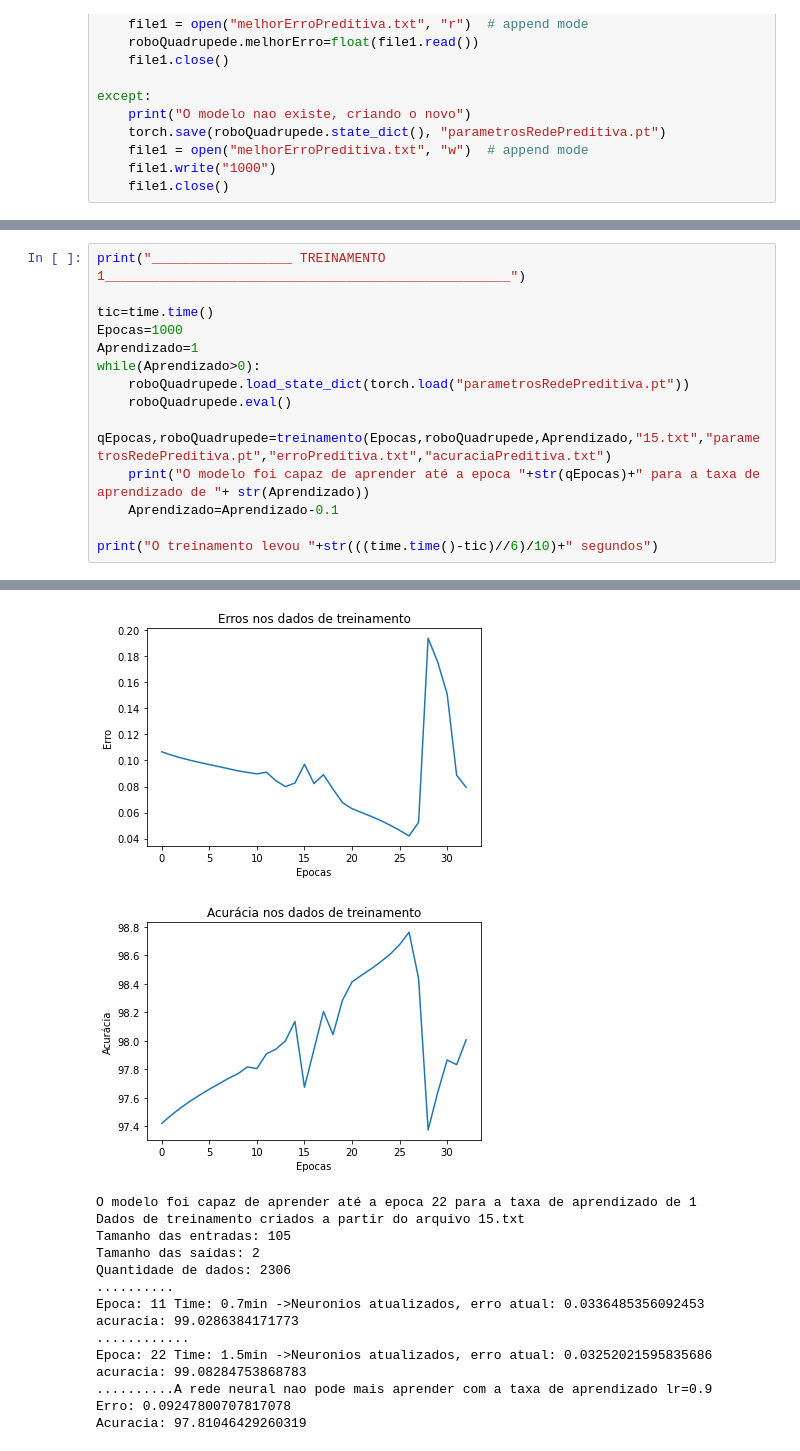
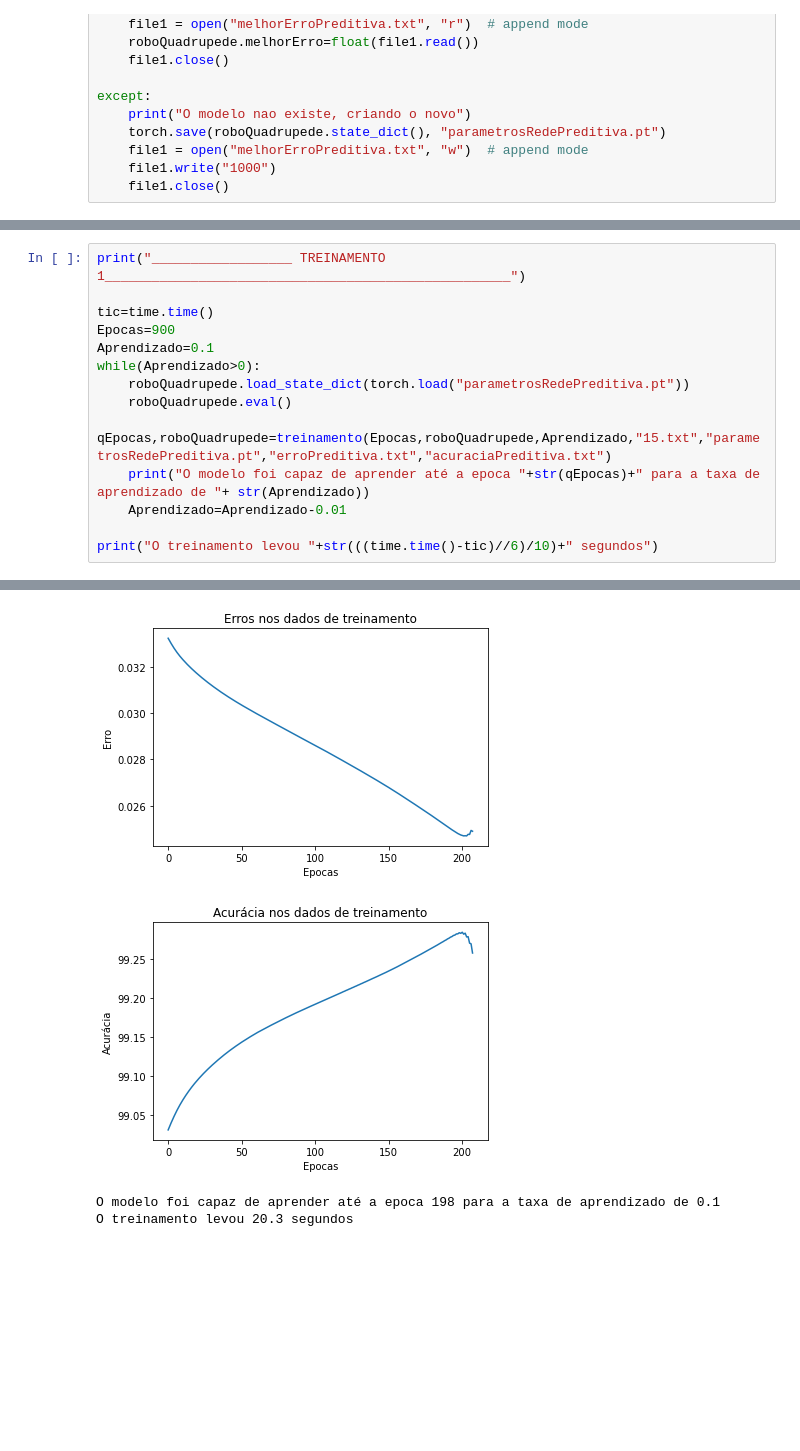
Before and after one commit to ArthurCarlosF/tccRepositorio, a Jupyter notebook: Dados/Rede_Preditiva/Treinando Rede Neural Preditiva.ipynb, the cells around one changed output, grey strips where cells are left out. Saved outputs shown, nothing was run; the diff lists cells and outputs as text; blank space fills up the shorter version.

```diff
--- a/Dados/Rede_Preditiva/Treinando Rede Neural Preditiva.ipynb
+++ b/Dados/Rede_Preditiva/Treinando Rede Neural Preditiva.ipynb
@@ -575,14 +575,14 @@ Erro antes do treinamento
 print("__________________ TREINAMENTO 1____________________________________________________")
 
 tic=time.time()
-Epocas=1000
-Aprendizado=1
+Epocas=900
+Aprendizado=0.1
 while(Aprendizado>0):
     roboQuadrupede.load_state_dict(torch.load("parametrosRedePreditiva.pt"))
     roboQuadrupede.eval()
     qEpocas,roboQuadrupede=treinamento(Epocas,roboQuadrupede,Aprendizado,"15.txt","parametrosRedePreditiva.pt","erroPreditiva.txt","acuraciaPreditiva.txt")
     print("O modelo foi capaz de aprender até a epoca "+str(qEpocas)+" para a taxa de aprendizado de "+ str(Aprendizado))
-    Aprendizado=Aprendizado-0.1
+    Aprendizado=Aprendizado-0.01
 
 print("O treinamento levou "+str(((time.time()-tic)//6)/10)+" segundos")
 # %% [output]
@@ -601,14 +606,4 @@ Acuracia: 98.00609963461983
-[figure, old version]
+[figure, new version]
-[figure, old version]
+[figure, new version]
-O modelo foi capaz de aprender até a epoca 22 para a taxa de aprendizado de 1
-Dados de treinamento criados a partir do arquivo 15.txt
-Tamanho das entradas: 105
-Tamanho das saídas: 2
-Quantidade de dados: 2306
-..........
-Epoca: 11 Time: 0.7min ->Neuronios atualizados, erro atual: 0.0336485356092453 acuracia: 99.0286384171773
-............
-Epoca: 22 Time: 1.5min ->Neuronios atualizados, erro atual: 0.03252021595835686 acuracia: 99.08284753868783
-..........A rede neural nao pode mais aprender com a taxa de aprendizado lr=0.9
-Erro: 0.09247800707817078
-Acuracia: 97.81046429260319
+O modelo foi capaz de aprender até a epoca 198 para a taxa de aprendizado de 0.1
+O treinamento levou 20.3 segundos
```
Also changed, not shown: parts of 29 cells of this notebook, 44 other files.
